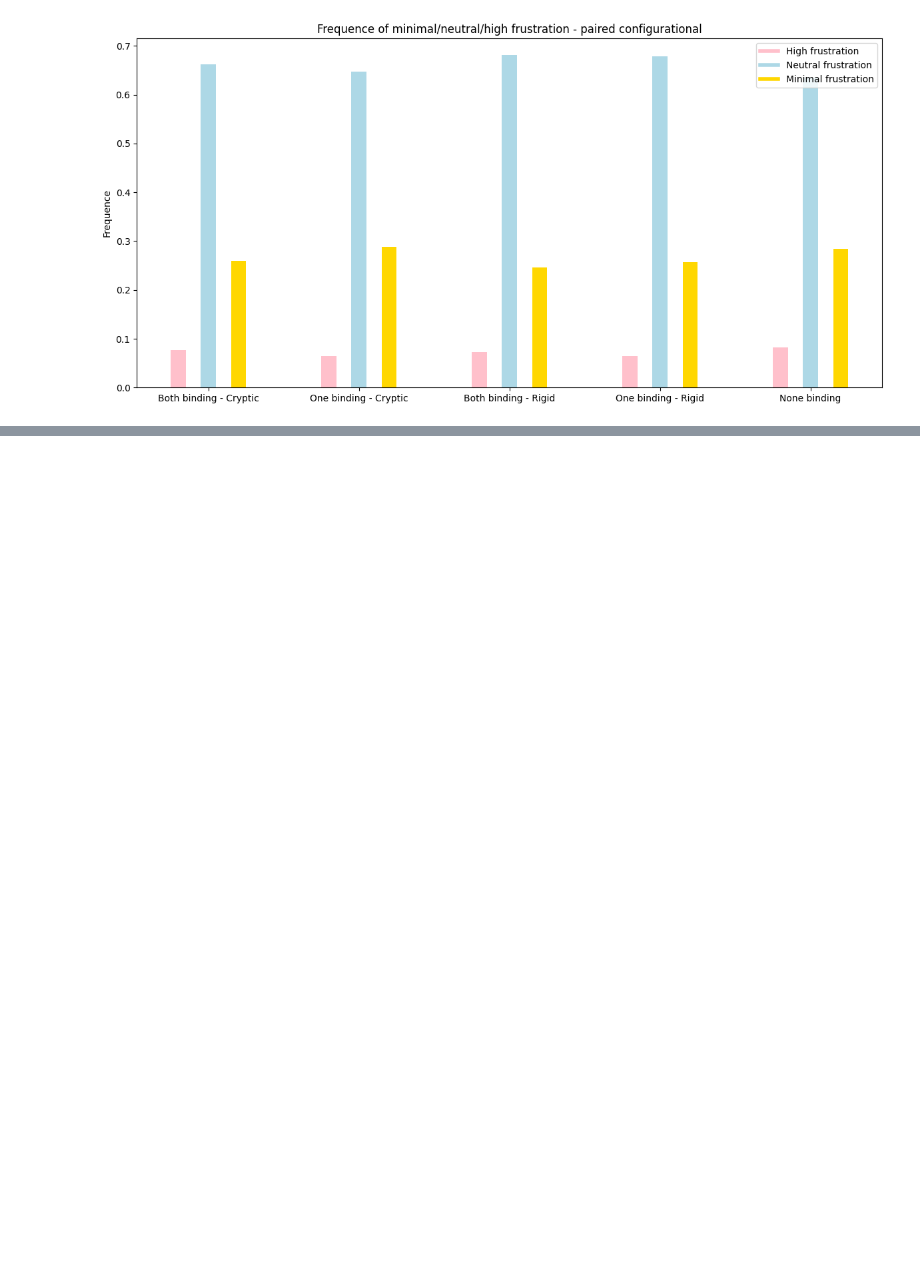
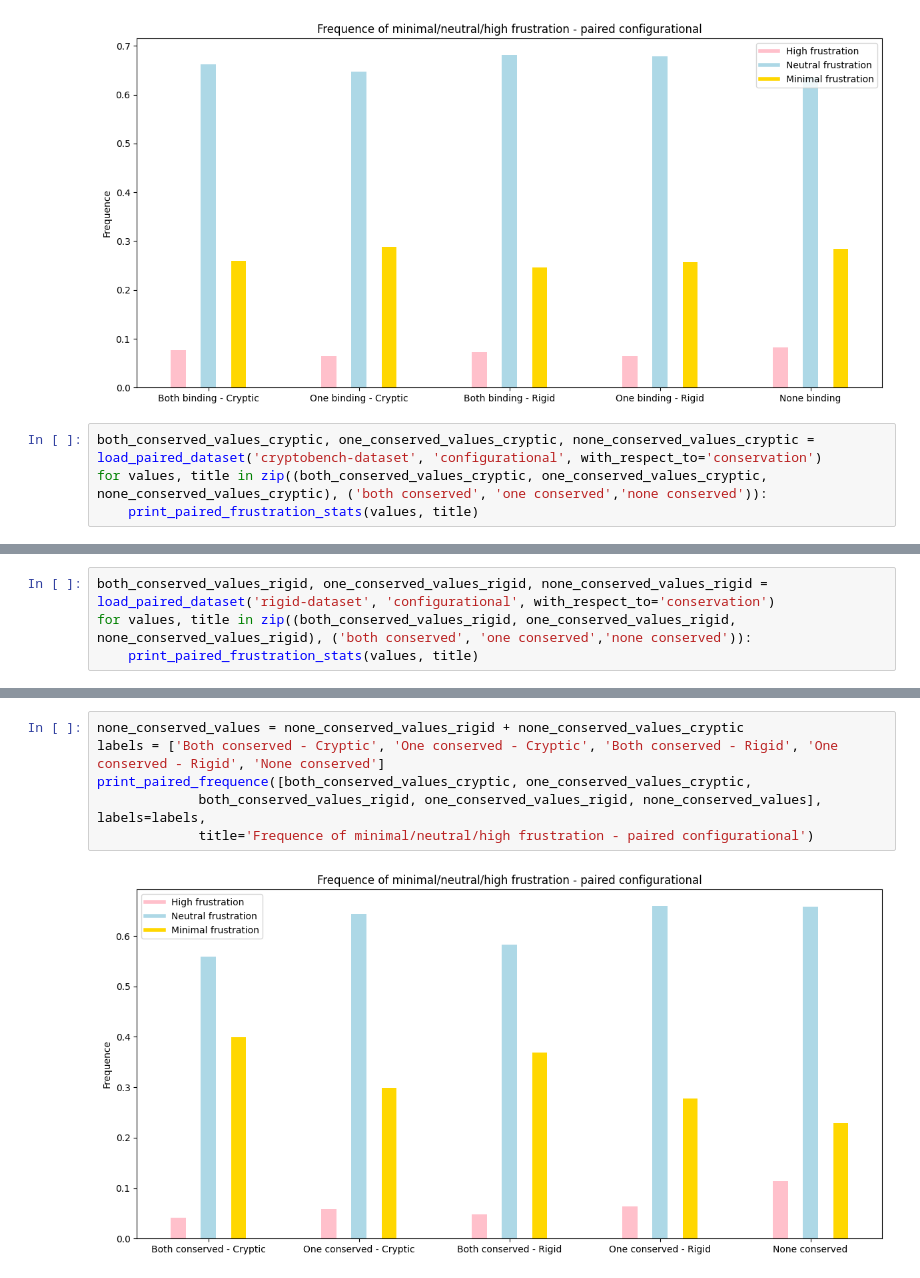
Before and after one commit to skrhakv/pocket-movement-analysis, a Jupyter notebook: src/feature-analysis/frustration/analysis.ipynb, the cells around one changed output, grey strips where cells are left out. Saved outputs shown, nothing was run; the diff lists cells and outputs as text; blank space fills up the shorter version.

Commit message:
same graph as before but for conservation

```diff
--- a/src/feature-analysis/frustration/analysis.ipynb
+++ b/src/feature-analysis/frustration/analysis.ipynb
@@ -871,3 +933,7 @@ print_paired_frequence([both_binding_values_cryptic, one_binding_values_cryptic,
              title='Frequence of minimal/neutral/high frustration - paired configurational')
 # %% [output]
 [figure]
+# %%
+both_conserved_values_cryptic, one_conserved_values_cryptic, none_conserved_values_cryptic = load_paired_dataset('cryptobench-dataset', 'configurational', with_respect_to='conservation')
+for values, title in zip((both_conserved_values_cryptic, one_conserved_values_cryptic, none_conserved_values_cryptic), ('both conserved', 'one conserved','none conserved')):
+    print_paired_frustration_stats(values, title)
@@ -873,0 +955,4 @@ print_paired_frequence([both_binding_values_cryptic, one_binding_values_cryptic,
+# %%
+both_conserved_values_rigid, one_conserved_values_rigid, none_conserved_values_rigid = load_paired_dataset('rigid-dataset', 'configurational', with_respect_to='conservation')
+for values, title in zip((both_conserved_values_rigid, one_conserved_values_rigid, none_conserved_values_rigid), ('both conserved', 'one conserved','none conserved')):
+    print_paired_frustration_stats(values, title)
@@ -873,0 +977,8 @@ print_paired_frequence([both_binding_values_cryptic, one_binding_values_cryptic,
+# %%
+none_conserved_values = none_conserved_values_rigid + none_conserved_values_cryptic
+labels = ['Both conserved - Cryptic', 'One conserved - Cryptic', 'Both conserved - Rigid', 'One conserved - Rigid', 'None conserved']
+print_paired_frequence([both_conserved_values_cryptic, one_conserved_values_cryptic,
+             both_conserved_values_rigid, one_conserved_values_rigid, none_conserved_values], labels=labels,
+             title='Frequence of minimal/neutral/high frustration - paired configurational')
+# %% [output]
+[figure, added]
```
Also changed, not shown: parts of 3 cells of this notebook.
